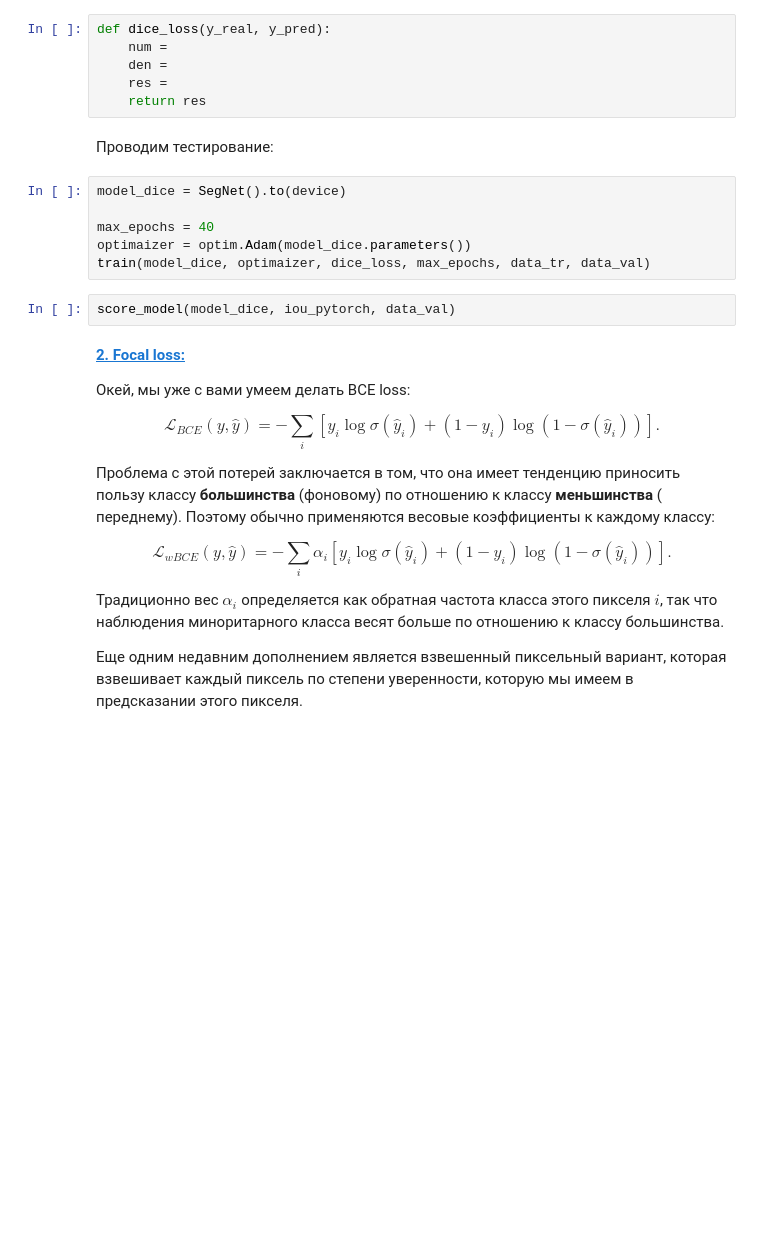
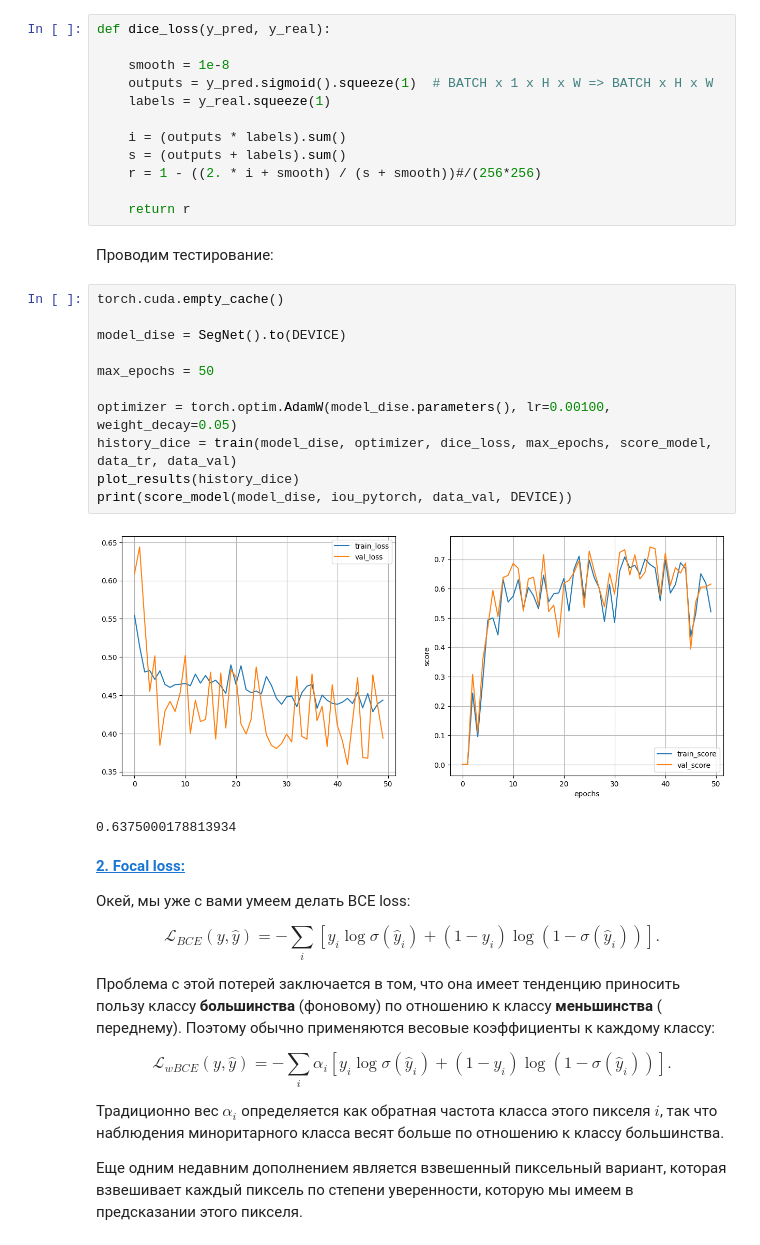
Before and after one commit to cehkop/Deep_learning_school_MIPT, a Jupyter notebook: homework/semantic_segmentation.ipynb, the cells around one changed output. Cells and saved outputs as stored; diff of their text form; blank space fills up the shorter version.

```diff
--- a/homework/semantic_segmentation.ipynb
+++ b/homework/semantic_segmentation.ipynb
@@ -357,22 +485,34 @@ $$D(X,Y)=\frac{2|X\cap Y|}{|X|+|Y|}$$
 $$\mathcal L_D(X,Y) = 1-\frac{1}{256 \times 256} \times \frac{\sum_i2X_iY_i}{\sum_iX_i+Y_i}.$$
 
 Не забудьте подумать о численной нестабильности, возникающей в математической формуле.
-# %%
-def dice_loss(y_real, y_pred):
-    num =
-    den =
-    res =
-    return res
+# %%
+def dice_loss(y_pred, y_real):
+
+    smooth = 1e-8
+    outputs = y_pred.sigmoid().squeeze(1)  # BATCH x 1 x H x W => BATCH x H x W
+    labels = y_real.squeeze(1)
+
+    i = (outputs * labels).sum()
+    s = (outputs + labels).sum()
+    r = 1 - ((2. * i + smooth) / (s + smooth))#/(256*256)
+
+    return r
 # %% [markdown]
 Проводим тестирование:
-# %%
-model_dice = SegNet().to(device)
-
-max_epochs = 40
-optimaizer = optim.Adam(model_dice.parameters())
-train(model_dice, optimaizer, dice_loss, max_epochs, data_tr, data_val)
-# %%
-score_model(model_dice, iou_pytorch, data_val)
+# %%
+torch.cuda.empty_cache()
+
+model_dise = SegNet().to(DEVICE)
+
+max_epochs = 50
+
+optimizer = torch.optim.AdamW(model_dise.parameters(), lr=0.00100, weight_decay=0.05)
+history_dice = train(model_dise, optimizer, dice_loss, max_epochs, score_model, data_tr, data_val)
+plot_results(history_dice)
+print(score_model(model_dise, iou_pytorch, data_val, DEVICE))
+# %% [output]
+[figure, added]
+0.6375000178813934
 # %% [markdown]
 [**2. Focal loss:**](https://arxiv.org/pdf/1708.02002.pdf)
 
```
Also changed, not shown: parts of 69 cells of this notebook.
